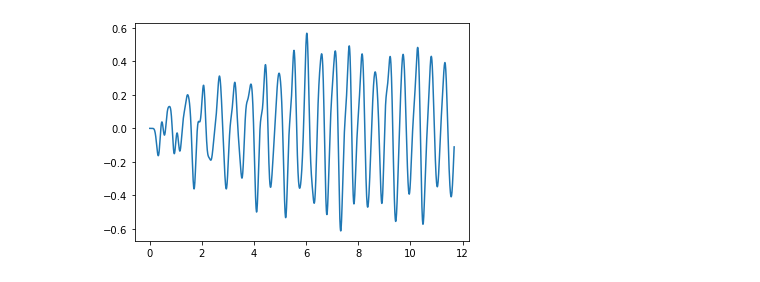
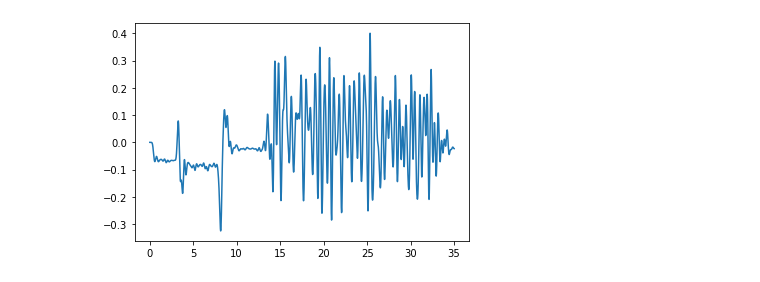
Before and after one commit to valeriotor/mham22, a Jupyter notebook: task1/task.ipynb, the cells around one changed output. Cells and saved outputs as stored; diff of their text form; code cells hidden in the pictures.

```diff
--- a/task1/task.ipynb
+++ b/task1/task.ipynb
@@ -6,7 +6,7 @@ import math
 from lib.Recording import Recording
 from lib.KalmanFilter import KalmanFilter
 # %%
-filename = '../recordings/short_walk.json'
+filename = '../recordings/reference/released_5.json'
 trace = Recording(filename, no_labels = True, mute = True)
 trace.plot([['ax', 'ay', 'az'], ['gx', 'gy', 'gz']])
 # note: sampled every 80ms => frequency of 1/0.08 = 12.5Hz
@@ -87,8 +65,9 @@ plt.show()
 # %%
-# low pass filter. I have no idea why these parameters work
-b, a = signal.butter(12, 6, fs=250)
+# PHASE 1: low pass filter. I have no idea why these parameters work
+b, a = signal.butter(12, 4, fs=250)
 y = signal.lfilter(b, a, net_magnitude)
+#plt.plot(x_axis[int(len(x_axis)/3)*1: int(len(x_axis)/3)*2], y[int(len(x_axis)/3)*1: int(len(x_axis)/3)*2])
 plt.plot(x_axis, y)
 plt.show()
 # %% [output]
-[figure, old version]
+[figure, new version]
```
Also changed, not shown: parts of 6 cells of this notebook.
